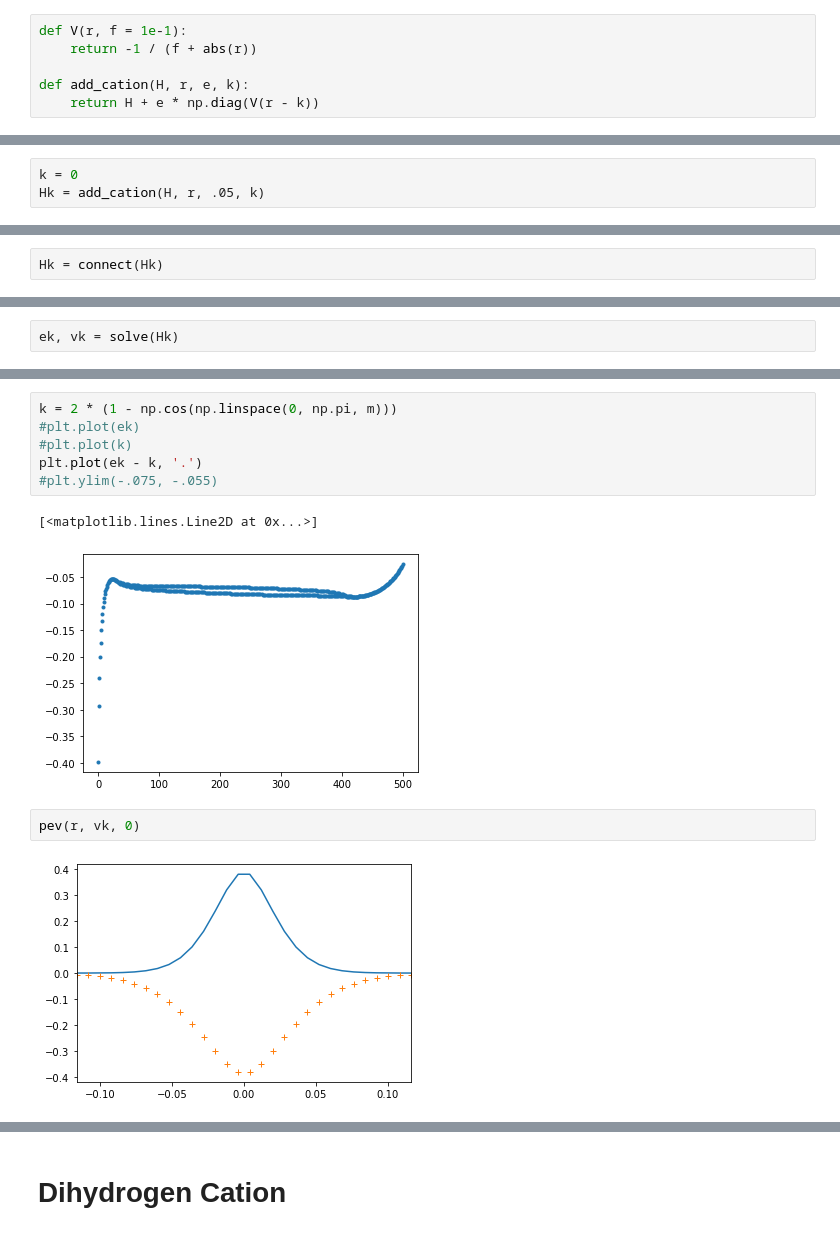
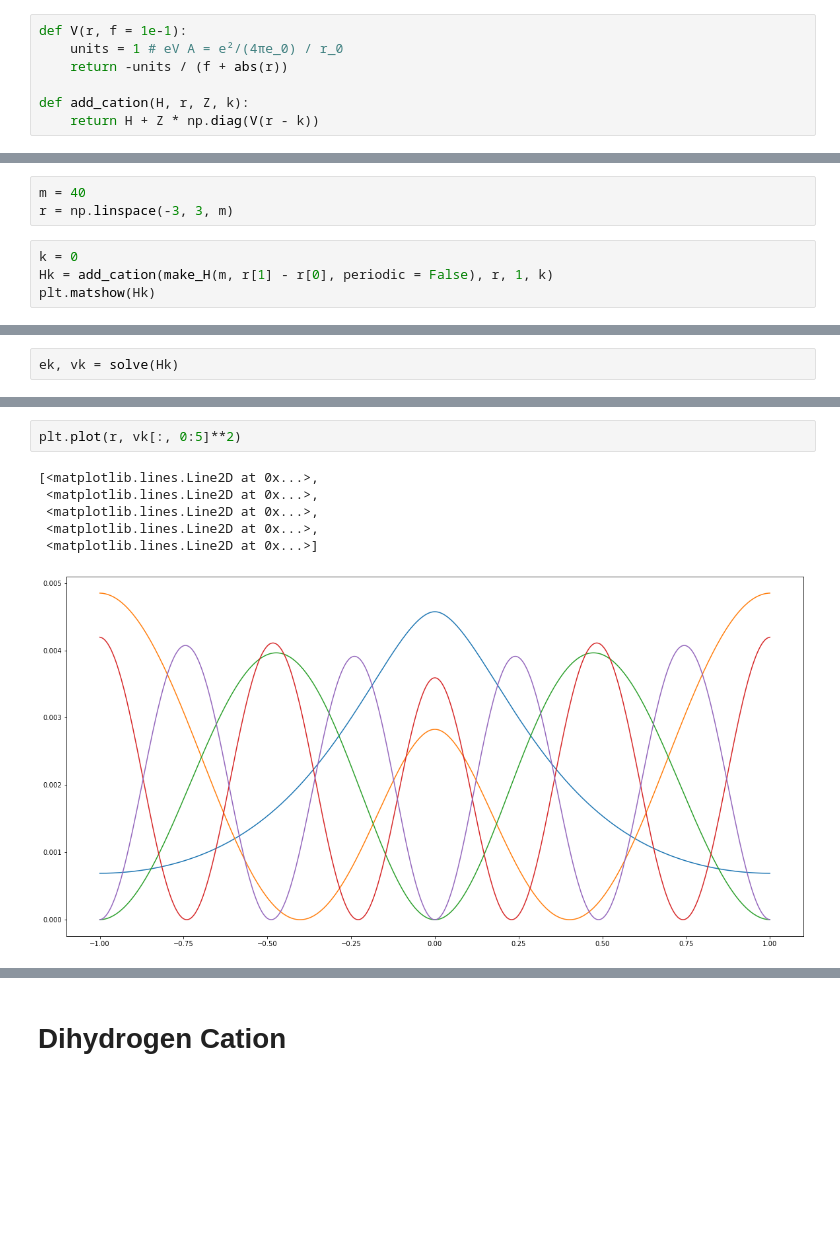
Before and after one commit to pmrv/abinitio-binder, a Jupyter notebook: Schrödinger.ipynb, the cells around one changed output, grey strips where cells are left out. Drawn from its saved outputs; the diff is of its cells as text; blank space fills up the shorter version.

```diff
--- a/Schrödinger.ipynb
+++ b/Schrödinger.ipynb
@@ -97,7 +70,8 @@ def pev(r, v, n, eps = 1e-2):
 # $\frac{1}{r}$ Potential
 # %%
 def V(r, f = 1e-1):
-    return -1 / (f + abs(r))
+    units = 1 # eV A = e²/(4πe_0) / r_0
+    return -units / (f + abs(r))
 
-def add_cation(H, r, e, k):
-    return H + e * np.diag(V(r - k))
+def add_cation(H, r, Z, k):
+    return H + Z * np.diag(V(r - k))
@@ -106,3 +78,7 @@ r = np.linspace(-2, 2, m)
+# %%
+m = 40
+r = np.linspace(-3, 3, m)
 # %%
 k = 0
-Hk = add_cation(H, r, .05, k)
+Hk = add_cation(make_H(m, r[1] - r[0], periodic = False), r, 1, k)
+plt.matshow(Hk)
@@ -109,2 +87,0 @@ Hk = add_cation(H, r, .05, k)
-# %%
-Hk = connect(Hk)
@@ -117,13 +115,9 @@ spectrum(ek)
-# %%
-k = 2 * (1 - np.cos(np.linspace(0, np.pi, m)))
-#plt.plot(ek)
-#plt.plot(k)
-plt.plot(ek - k, '.')
-#plt.ylim(-.075, -.055)
-# %% [output]
-[<matplotlib.lines.Line2D at 0x...>]
-[figure, removed]
 # %%
-pev(r, vk, 0)
+plt.plot(r, vk[:, 0:5]**2)
 # %% [output]
+[<matplotlib.lines.Line2D at 0x...>,
+ <matplotlib.lines.Line2D at 0x...>,
+ <matplotlib.lines.Line2D at 0x...>,
+ <matplotlib.lines.Line2D at 0x...>,
+ <matplotlib.lines.Line2D at 0x...>]
-[figure, old version]
+[figure, new version]
```
Also changed, not shown: parts of 33 cells of this notebook.
